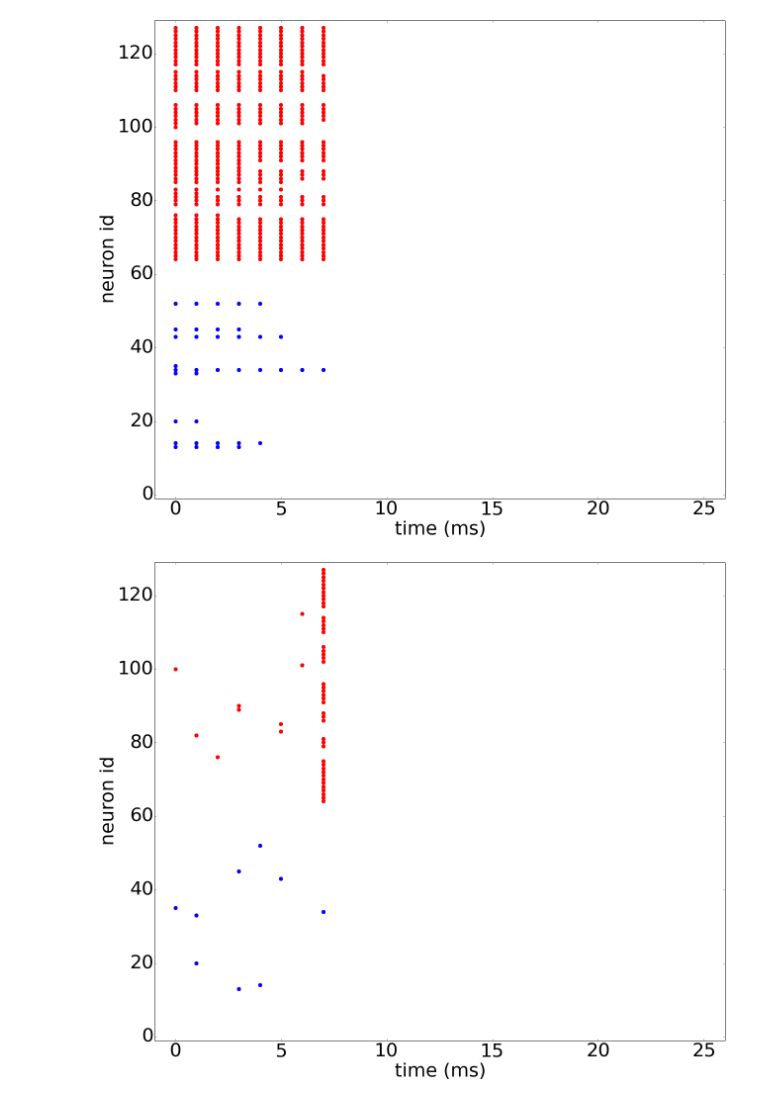
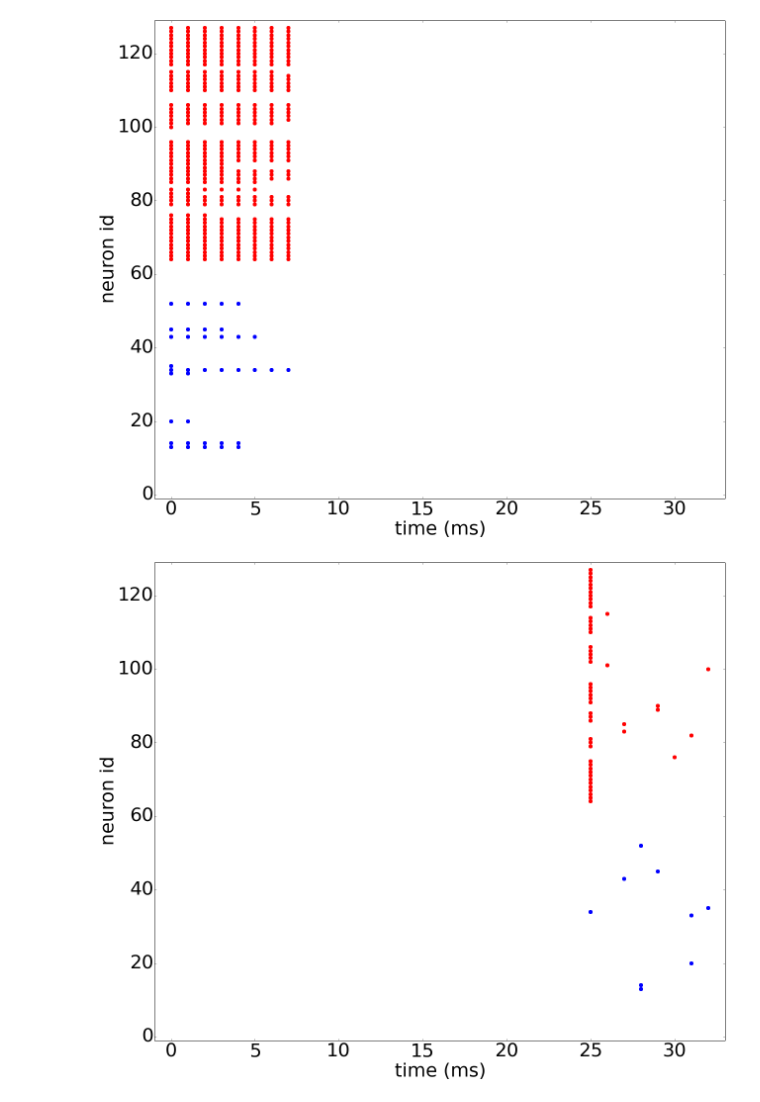
Before and after one commit to chanokin/dvs_emu_paper, a Jupyter notebook: pictures/spike_ codes.ipynb, the cells around one changed output. Cells and saved outputs as stored; diff of their text form; code cells hidden in the pictures.

Commit message:
added comparison image

```diff
--- a/pictures/spike_ codes.ipynb
+++ b/pictures/spike_ codes.ipynb
@@ -74,7 +74,7 @@ def plot(spike_lists, dt, num_neurons, markersize=5):
     pylab.plot(tneg, neg, '.r', markersize=markersize, markeredgewidth=0)
     pylab.plot(tpos, pos, '.b', markersize=markersize, markeredgewidth=0)
 # %%
-img_path = "../mnist/t10k-images-idx3-ubyte__idx_008__lbl_5_.png"
+img_path = "./t10k-images-idx3-ubyte__idx_008__lbl_5_.png"
 
 
 num_bits = 8   # how many bits are used to represent exceeded thresholds
@@ -100,8 +100,8 @@ noise_probability = 10 # per-cent
 
 orig_img = np.zeros((orig_w, orig_w), dtype=int16)
 padd_img = np.zeros((cam_w, cam_w), dtype=int16)
-send_ref = 128*np.ones((cam_w, cam_w), dtype=int16)
-recv_ref = 128*np.ones((cam_w, cam_w), dtype=int16)
+send_ref = 127*np.ones((cam_w, cam_w), dtype=int16)
+recv_ref = 127*np.ones((cam_w, cam_w), dtype=int16)
 curr = np.zeros((cam_w, cam_w), dtype=int16)
 diff = np.zeros((cam_w, cam_w), dtype=int16)
 abs_diff = np.zeros((cam_w, cam_w), dtype=int16)
@@ -118,7 +118,7 @@ curr[:] = resize(orig_img, (cam_w, cam_w))
 # curr[:] = range_image(width, height, max_val)
 base_name = "spike_coding_test___cycle_%03d___%s.png"
 markersize = 16
-max_x = int(frame_time_ms*.8)
+max_x = int(frame_time_ms)
 figsize = (18, 15)
 for i in range(num_cycles):
 
@@ -180,32 +180,32 @@ for i in range(num_cycles):
         pylab.show()
 
         fig = pylab.figure(figsize=figsize,dpi=300)
         ax = fig.add_subplot(1,1,1)
         pylab.xlabel('time (ms)')
         pylab.ylabel('neuron id')
         plot(spikes_time, dt=1, num_neurons=num_neurons, markersize=markersize)
         pylab.xlim(-1, max_x)
 
         pylab.tight_layout(pad=0.4, w_pad=0.5, h_pad=1.0)
         fig.savefig("%s_coded_-%dx%d-_cycle_%s.png"%("time", cam_w, cam_w, i))
         pylab.show()
 
         fig = pylab.figure(figsize=figsize,dpi=300)
         ax = fig.add_subplot(1,1,1)
 #        for tick in ax.xaxis.get_major_ticks():
 #                tick.label.set_fontsize(16)
 #        for tick in ax.yaxis.get_major_ticks():
 #                tick.label.set_fontsize(16)
         pylab.xlabel('time (ms)')
         pylab.ylabel('neuron id')
         plot(spikes_exp, dt=int(frame_time_ms/num_bits), num_neurons=num_neurons,
              markersize=markersize)
         pylab.xlim(-1, max_x)
 
         pylab.tight_layout(pad=0.4, w_pad=0.5, h_pad=1.0)
 
         fig.savefig("%s_coded_-%dx%d-_cycle_%s.png"%("time_exp", cam_w, cam_w, i))
         pylab.show()
 # %% [output]
-[figure, old version]
+[figure, new version]
-[figure, old version]
+[figure, new version]
```
Also changed, not shown: parts of 1 cell of this notebook, 14 other files.
